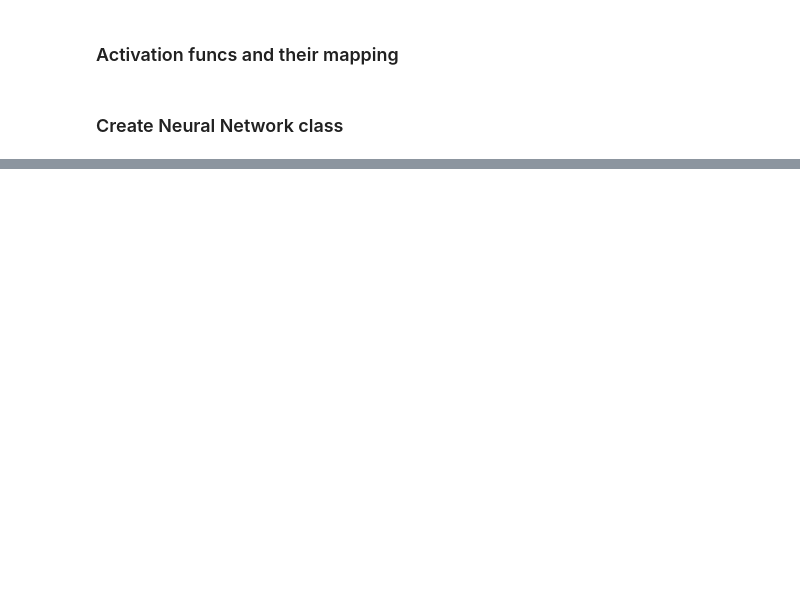
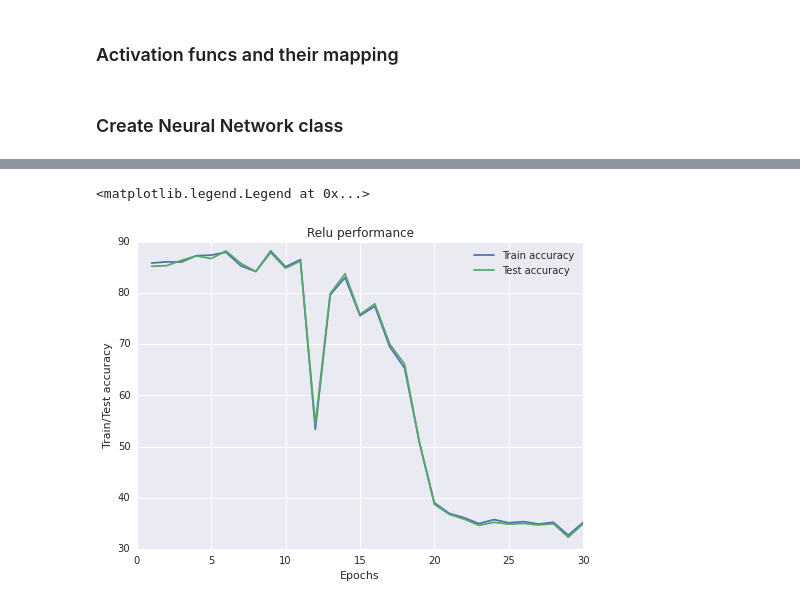
Before and after one commit to ankit2311/NeuralNetworks-CSE-253, a Jupyter notebook: Homework2/src/CS 253 HW 2.ipynb, the cells around one changed output, grey strips where cells are left out. Saved outputs shown, nothing was run; the diff lists cells and outputs as text; code cells hidden in the pictures; blank space fills up the shorter version.

```diff
--- a/Homework2/src/CS 253 HW 2.ipynb
+++ b/Homework2/src/CS 253 HW 2.ipynb
@@ -64,3 +69,8 @@ for i,val in enumerate(y_train):
+# %%
+mean = x_train.mean(axis = 0)
+std = x_train.std(axis = 0, ddof = 0)
+x_train = np.nan_to_num((x_train - mean) / std)
+x_test = np.nan_to_num((x_test - mean) / std)
 # %% [markdown]
 ### Activation funcs and their mapping
 # %%
@@ -224,2 +100,0 @@ x_train.shape
-# %%
-y_train = y_train.reshape(60000,1)
@@ -246,0 +249,2 @@ array([  3.47602321e-03,   3.54317344e-05,   2.22870847e-03,
+# %%
+clf_relu = NeuralNetwork([784,50,10], "relu")
@@ -246,0 +286,14 @@ array([  3.47602321e-03,   3.54317344e-05,   2.22870847e-03,
+# %%
+x = [i+1 for i in xrange(30)]
+relu_train = clf_relu.train_accuracy
+relu_test = clf_relu.test_accuracy
+
+sns.plt.xlabel("Epochs")
+sns.plt.ylabel("Train/Test accuracy")
+sns.plt.plot(x, relu_train,  label = "Train accuracy" )
+sns.plt.plot(x, relu_test,  label = "Test accuracy" )
+sns.plt.title("Relu performance")
+sns.plt.legend()
+# %% [output]
+<matplotlib.legend.Legend at 0x...>
+[figure, added]
```
Also changed, not shown: parts of 44 cells of this notebook.
